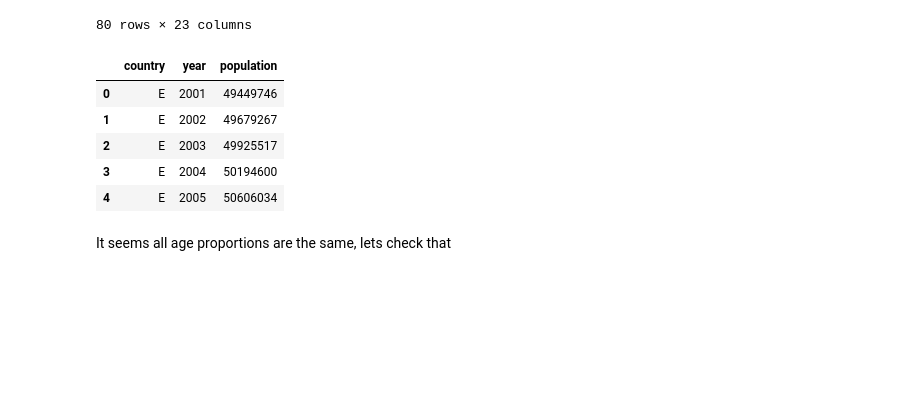
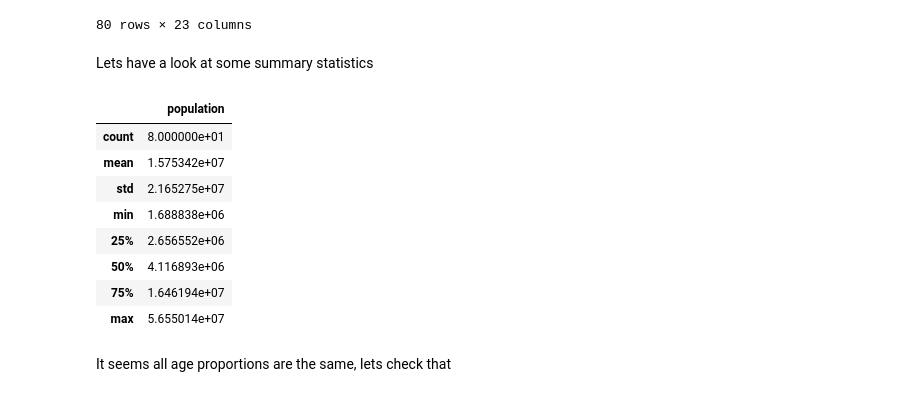
Before and after one commit to qa21336/HousingStatisticsAnalysis-, a Jupyter notebook: src/populationDataWrangling_mountDrive.ipynb, the cells around one changed output. Saved outputs shown, nothing was run; the diff lists cells and outputs as text; code cells hidden in the pictures; blank space fills up the shorter version.

Commit message:
Summary stats

```diff
--- a/src/populationDataWrangling_mountDrive.ipynb
+++ b/src/populationDataWrangling_mountDrive.ipynb
@@ -104,17 +104,20 @@ newPopDf
 | 78 | W | 2019 | 3152879 | 175899 | 184524 | 215332 | ... |
 | 79 | W | 2020 | 3169586 | 175899 | 184524 | 215332 | ... |
 80 rows × 23 columns
-# %%
-# Getting the first 3 columns
-finalPopDf = newPopDf.loc[:, ["country", "year", "population"]]
-finalPopDf.head()
-# %% [output]
-|  | country | year | population |
-| 0 | E | 2001 | 49449746 |
-| 1 | E | 2002 | 49679267 |
-| 2 | E | 2003 | 49925517 |
-| 3 | E | 2004 | 50194600 |
-| 4 | E | 2005 | 50606034 |
+# %% [markdown]
+Lets have a look at some summary statistics
+# %%
+newPopDf[["population"]].describe()
+# %% [output]
+|  | population |
+| count | 8.000000e+01 |
+| mean | 1.575342e+07 |
+| std | 2.165275e+07 |
+| min | 1.688838e+06 |
+| 25% | 2.656552e+06 |
+| 50% | 4.116893e+06 |
+| 75% | 1.646194e+07 |
+| max | 5.655014e+07 |
 # %% [markdown]
 It seems all age proportions are the same, lets check that
 # %%
```
Also changed, not shown: parts of 1 cell of this notebook.
